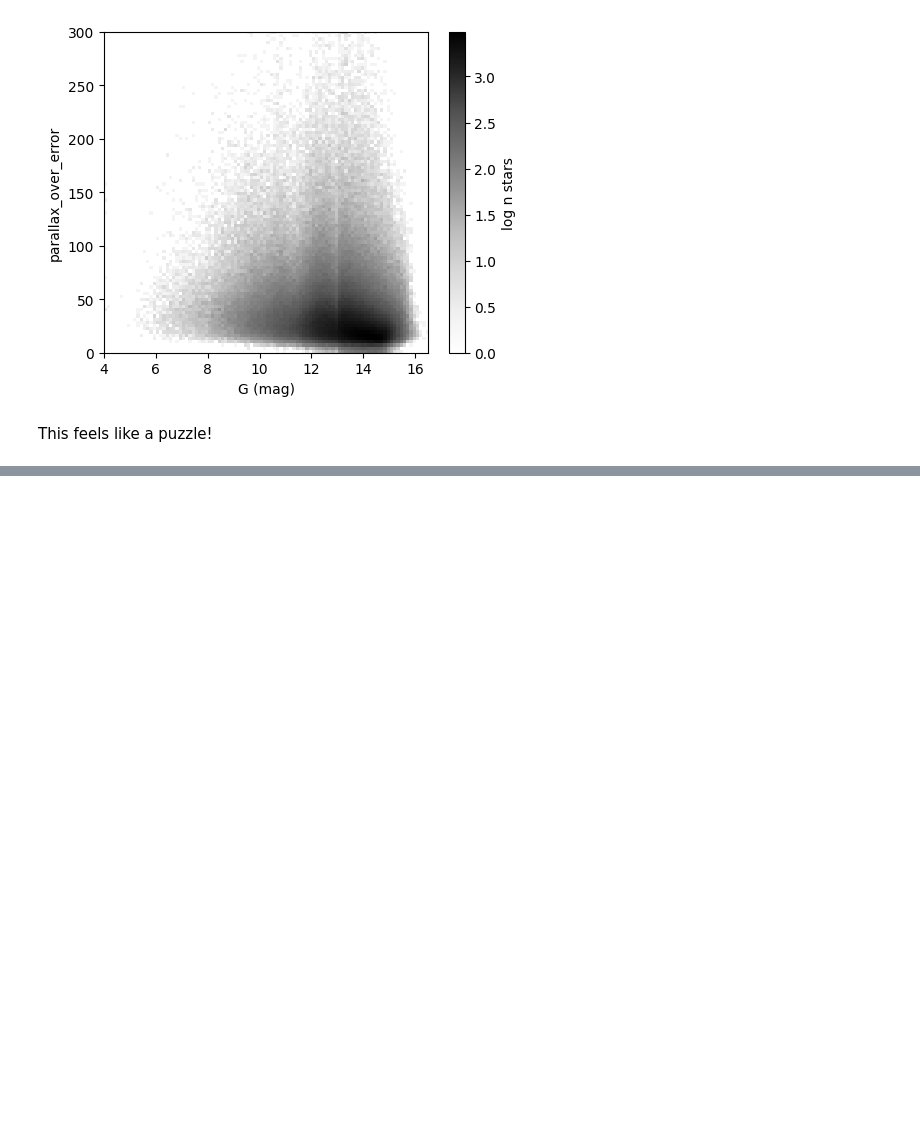
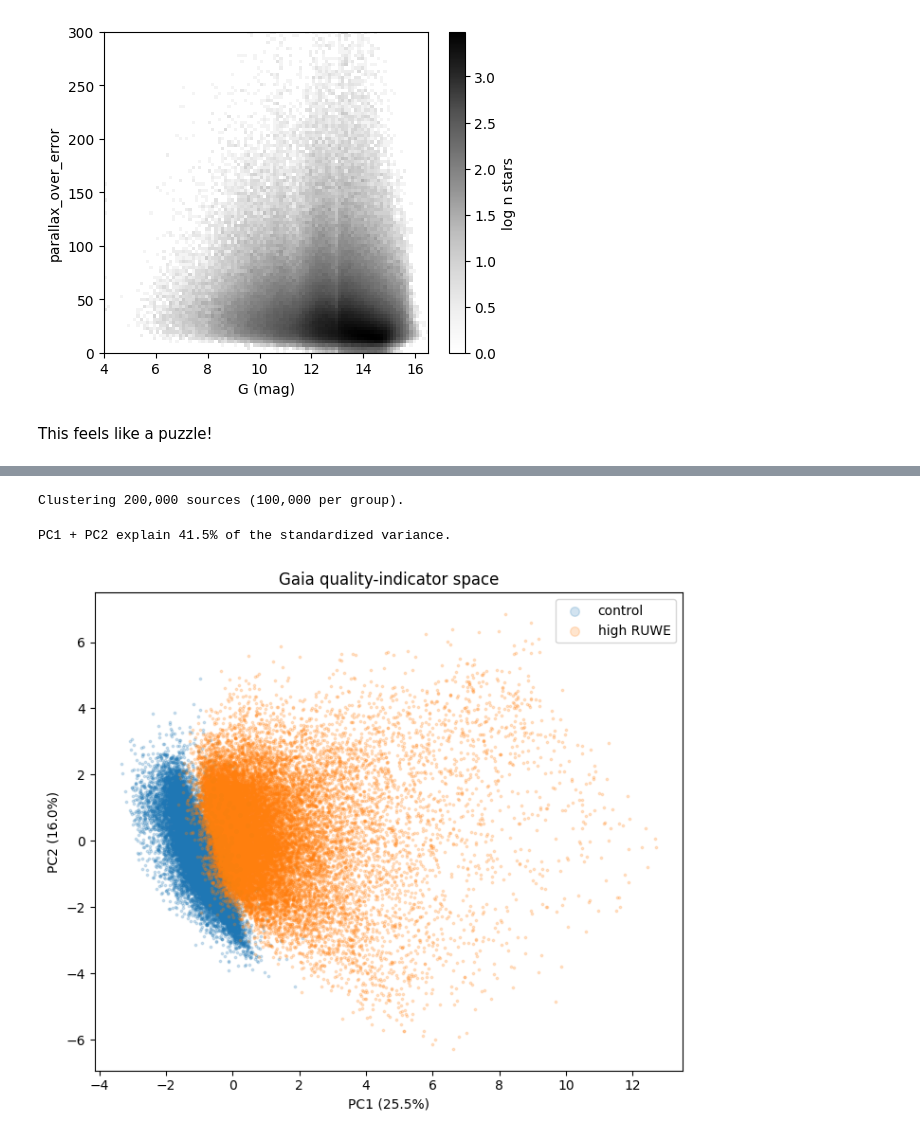
Before and after one commit to wfau/astroflow-community, a Jupyter notebook: science/add_Rybizki_dataset.ipynb, the cells around one changed output, grey strips where cells are left out. Drawn from its saved outputs; the diff is of its cells as text; code cells hidden in the pictures; blank space fills up the shorter version.

```diff
--- a/science/add_Rybizki_dataset.ipynb
+++ b/science/add_Rybizki_dataset.ipynb
@@ -271,0 +337,38 @@ This feels like a puzzle!
+# %%
+from sklearn.cluster import MiniBatchKMeans
+from sklearn.decomposition import PCA
+from sklearn.impute import SimpleImputer
+from sklearn.preprocessing import StandardScaler
+
+quality_features = [
+    'parallax_over_error',
+    'astrometric_excess_noise_sig',
+    'astrometric_gof_al',
+    'astrometric_sigma5d_max',
+    'visibility_periods_used',
+    'ipd_frac_multi_peak',
+    'ipd_gof_harmonic_amplitude',
+    'phot_bp_rp_excess_factor',
+    'duplicated_source',
+    'rv_nb_transits',
+    'rv_chisq_pvalue',
+    'rv_renormalised_gof',
+]
+
+target_pool = goodfidelity_badruwe
+control_pool = smalldf[
+    (smalldf['fidelity_v2'] > 0.99)
+    & smalldf['ruwe'].between(0.8, 1.2)
+]
+n_per_group = min(100_000, len(target_pool), len(control_pool))
+if n_per_group == 0:
+    raise ValueError('The target or control selection is empty.')
+
+target_sample = target_pool.sample(n=n_per_group, random_state=42).copy()
+target_sample['sample_group'] = 'high RUWE'
+control_sample = control_pool.sample(n=n_per_group, random_state=42).copy()
+control_sample['sample_group'] = 'control'
+cluster_sample = pd.concat([target_sample, control_sample], ignore_index=True)
+print(f'Clustering {len(cluster_sample):,} sources ({n_per_group:,} per group).')
+# %% [output]
+Clustering 200,000 sources (100,000 per group).
@@ -271,0 +401,36 @@ This feels like a puzzle!
+# %%
+n_clusters = 6
+cluster_model = MiniBatchKMeans(
+    n_clusters=n_clusters,
+    batch_size=4096,
+    n_init=10,
+    random_state=42,
+)
+cluster_sample['cluster'] = cluster_model.fit_predict(X_scaled)
+
+pca = PCA(n_components=2, random_state=42)
+pca_coordinates = pca.fit_transform(X_scaled)
+cluster_sample[['PC1', 'PC2']] = pca_coordinates
+print(f'PC1 + PC2 explain {pca.explained_variance_ratio_.sum():.1%} of the standardized variance.')
+# %% [output]
+PC1 + PC2 explain 41.5% of the standardized variance.
+# %%
+plot_sample = cluster_sample.sample(n=min(50_000, len(cluster_sample)), random_state=7)
+colours = {'control': 'tab:blue', 'high RUWE': 'tab:orange'}
+
+fig, ax = plt.subplots(figsize=(7, 6))
+for group, points in plot_sample.groupby('sample_group'):
+    ax.scatter(
+        points['PC1'], points['PC2'],
+        s=3, alpha=0.2, rasterized=True,
+        color=colours[group], label=group,
+    )
+ax.set(
+    xlabel=f"PC1 ({pca.explained_variance_ratio_[0]:.1%})",
+    ylabel=f"PC2 ({pca.explained_variance_ratio_[1]:.1%})",
+    title='Gaia quality-indicator space',
+)
+ax.legend(markerscale=4)
+fig.tight_layout()
+# %% [output]
+[figure, added]
```
Also changed, not shown: parts of 20 cells of this notebook.
